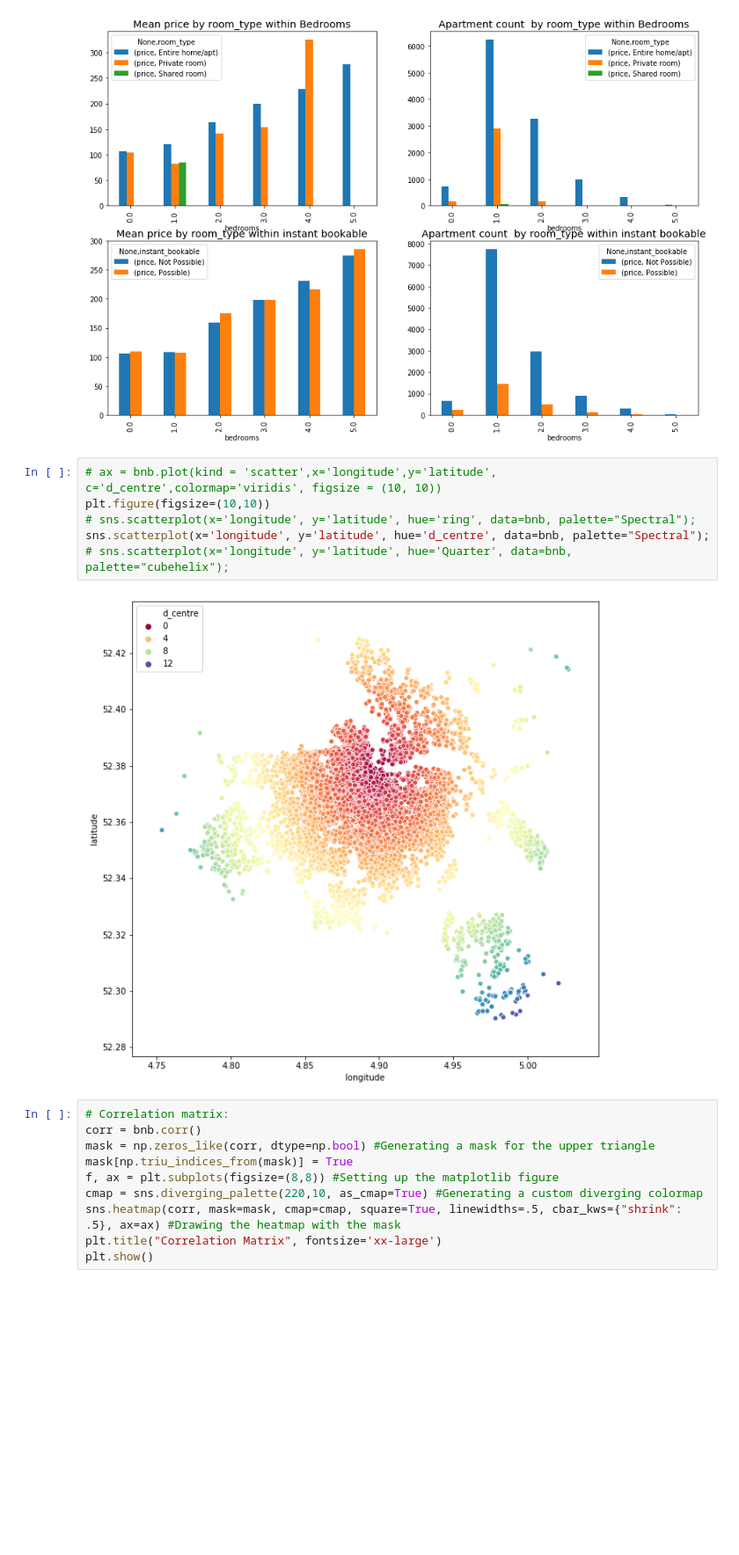
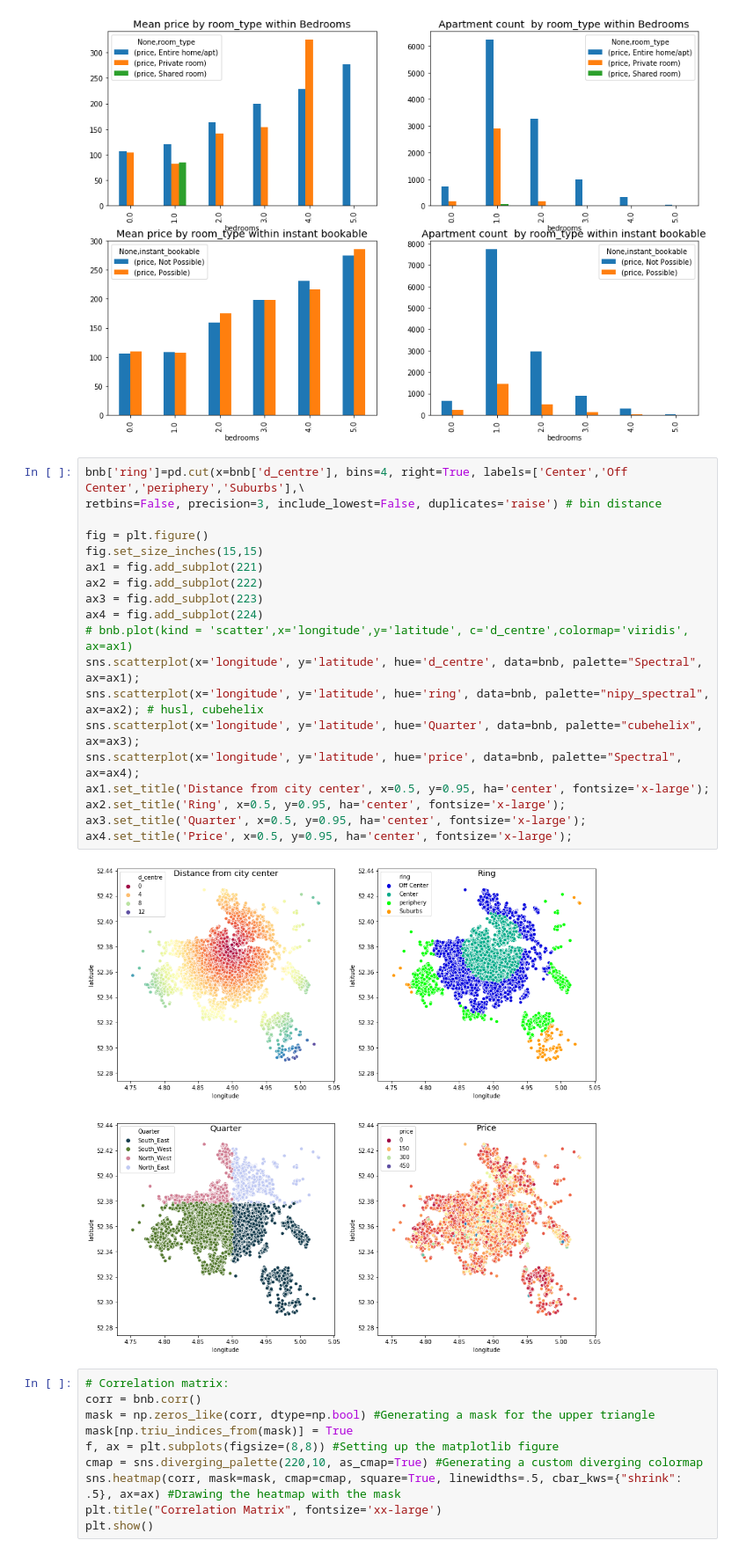
Before and after one commit to orbenishay/Regression-Project, a Jupyter notebook: Amsterdam3.ipynb, the cells around one changed output. Shown at 88% size. Drawn from its saved outputs; the diff is of its cells as text; blank space fills up the shorter version.

```diff
--- a/Amsterdam3.ipynb
+++ b/Amsterdam3.ipynb
@@ -336,14 +333,27 @@ ax3.set_title('Mean price by room_type within instant bookable', x=0.5, y=1.0, h
 ax4.set_title('Apartment count  by room_type within instant bookable', x=0.5, y=1.0, ha='center', fontsize='x-large');
 # %% [output]
 [figure]
-# %%
-# ax = bnb.plot(kind = 'scatter',x='longitude',y='latitude', c='d_centre',colormap='viridis', figsize = (10, 10))
-plt.figure(figsize=(10,10))
-# sns.scatterplot(x='longitude', y='latitude', hue='ring', data=bnb, palette="Spectral");
-sns.scatterplot(x='longitude', y='latitude', hue='d_centre', data=bnb, palette="Spectral");
-# sns.scatterplot(x='longitude', y='latitude', hue='Quarter', data=bnb, palette="cubehelix");
-# %% [output]
-[figure, removed]
+# %%
+bnb['ring']=pd.cut(x=bnb['d_centre'], bins=4, right=True, labels=['Center','Off Center','periphery','Suburbs'],\
+retbins=False, precision=3, include_lowest=False, duplicates='raise') # bin distance
+
+fig = plt.figure()
+fig.set_size_inches(15,15)
+ax1 = fig.add_subplot(221)
+ax2 = fig.add_subplot(222)
+ax3 = fig.add_subplot(223)
+ax4 = fig.add_subplot(224)
+# bnb.plot(kind = 'scatter',x='longitude',y='latitude', c='d_centre',colormap='viridis', ax=ax1)
+sns.scatterplot(x='longitude', y='latitude', hue='d_centre', data=bnb, palette="Spectral", ax=ax1);
+sns.scatterplot(x='longitude', y='latitude', hue='ring', data=bnb, palette="nipy_spectral", ax=ax2); # husl, cubehelix
+sns.scatterplot(x='longitude', y='latitude', hue='Quarter', data=bnb, palette="cubehelix", ax=ax3);
+sns.scatterplot(x='longitude', y='latitude', hue='price', data=bnb, palette="Spectral", ax=ax4);
+ax1.set_title('Distance from city center', x=0.5, y=0.95, ha='center', fontsize='x-large');
+ax2.set_title('Ring', x=0.5, y=0.95, ha='center', fontsize='x-large');
+ax3.set_title('Quarter', x=0.5, y=0.95, ha='center', fontsize='x-large');
+ax4.set_title('Price', x=0.5, y=0.95, ha='center', fontsize='x-large');
+# %% [output]
+[figure, added]
 # %%
 # Correlation matrix:
 corr = bnb.corr()
```
Also changed, not shown: parts of 1 cell of this notebook.
